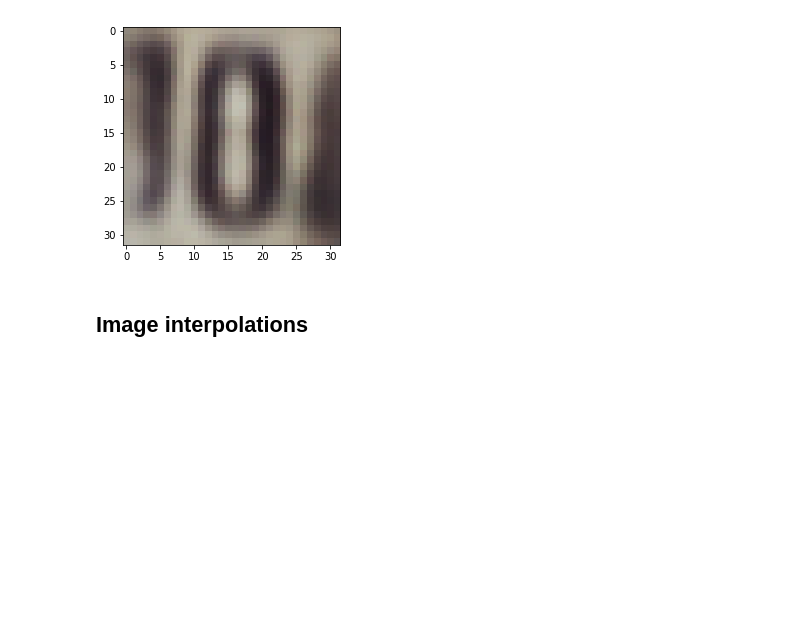
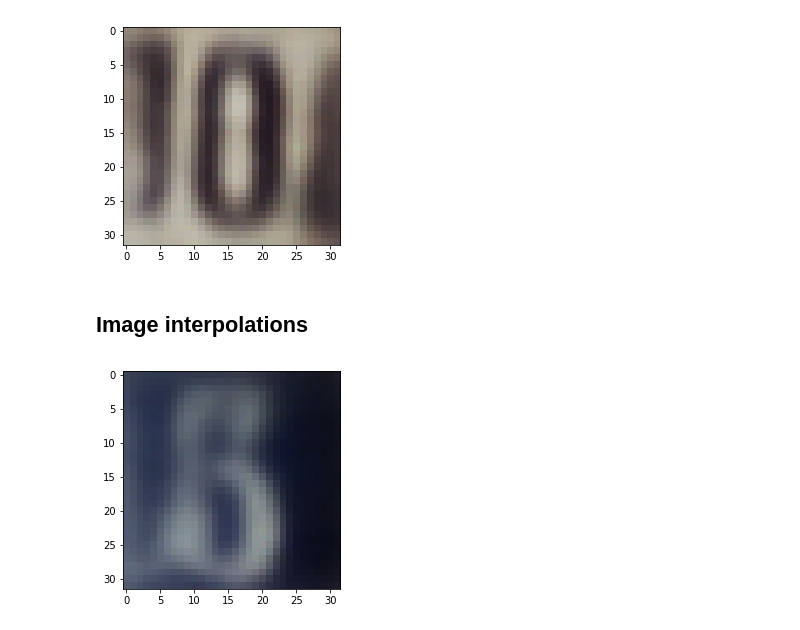
Before and after one commit to PBarde/IFT6135H19_assignment, a Jupyter notebook: assignment3/q3.ipynb, the cells around one changed output. Drawn from its saved outputs; the diff is of its cells as text; code cells hidden in the pictures; blank space fills up the shorter version.

```diff
--- a/assignment3/q3.ipynb
+++ b/assignment3/q3.ipynb
@@ -288,3 +288,8 @@ generateImageWithVAE(vae_model, f"{vae_model.type}_manually_improved_image.jpg",
 [figure]
 # %% [markdown]
 ## Image interpolations
+# %%
+z1 = sampleLatentVariables(vae_model)
+generateImageWithVAE(vae_model, f"{vae_model.type}_z1.jpg", z1, False)
+# %% [output]
+[figure, added]
```
Also changed, not shown: parts of 3 cells of this notebook.
